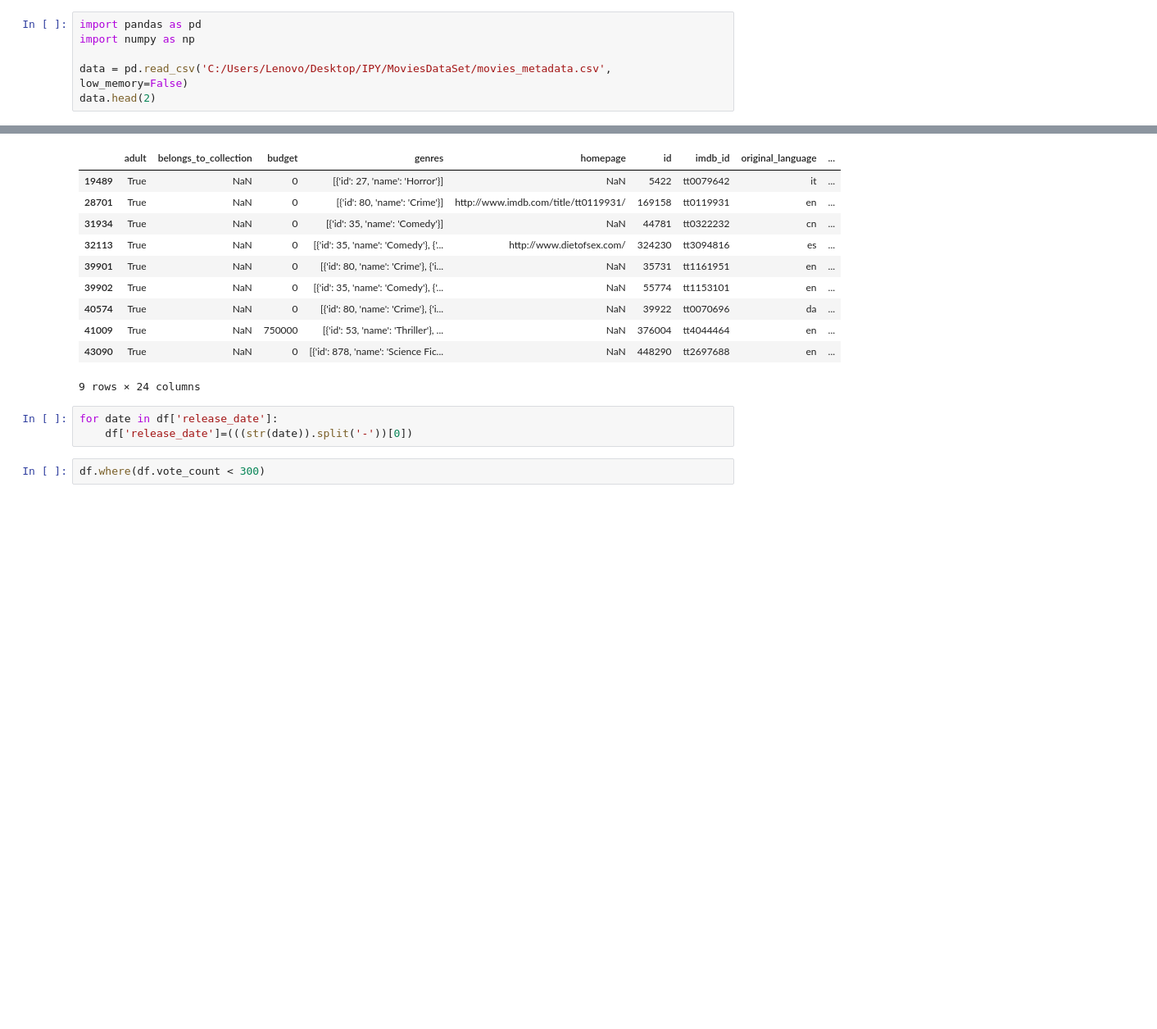
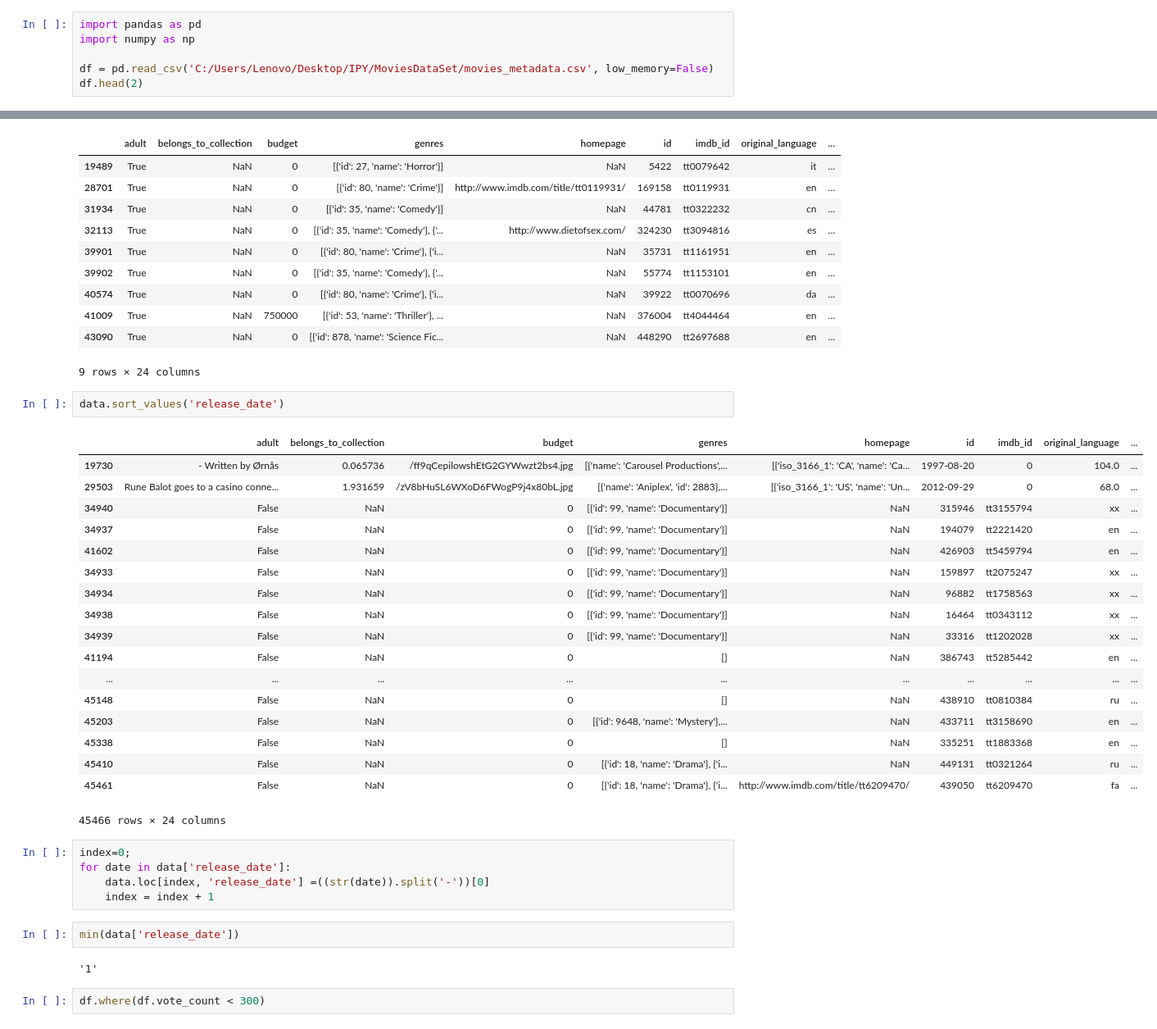
Before and after one commit to rahulvaish/RecommendationSystems-Python, a Jupyter notebook: Chapter3-Simple Recommender-Trending.ipynb, the cells around one changed output, grey strips where cells are left out. Shown: that part at 82% size. Drawn from its saved outputs; the diff is of its cells as text; blank space fills up the shorter version.

```diff
--- a/Chapter3-Simple Recommender-Trending.ipynb
+++ b/Chapter3-Simple Recommender-Trending.ipynb
@@ -2,8 +2,8 @@
 import pandas as pd
 import numpy as np
 
-data = pd.read_csv('C:/Users/Lenovo/Desktop/IPY/MoviesDataSet/movies_metadata.csv', low_memory=False)
-data.head(2)
+df = pd.read_csv('C:/Users/Lenovo/Desktop/IPY/MoviesDataSet/movies_metadata.csv', low_memory=False)
+df.head(2)
 # %% [output]
 |  | adult | belongs_to_collection | budget | genres | homepage | id | imdb_id | original_language | ... |
 | 0 | False | {'id': 10194, 'name': 'Toy Story ... | 30000000 | [{'id': 16, 'name': 'Animation'},... | http://toystory.disney.com/toy-story | 862 | tt0114709 | en | ... |
@@ -35,9 +66,36 @@ data[data['adult'] == 'True']
 | 41009 | True | NaN | 750000 | [{'id': 53, 'name': 'Thriller'}, ... | NaN | 376004 | tt4044464 | en | ... |
 | 43090 | True | NaN | 0 | [{'id': 878, 'name': 'Science Fic... | NaN | 448290 | tt2697688 | en | ... |
 9 rows × 24 columns
+# %%
+data.sort_values('release_date')
+# %% [output]
+|  | adult | belongs_to_collection | budget | genres | homepage | id | imdb_id | original_language | ... |
+| 19730 | - Written by Ørnås | 0.065736 | /ff9qCepilowshEtG2GYWwzt2bs4.jpg | [{'name': 'Carousel Productions',... | [{'iso_3166_1': 'CA', 'name': 'Ca... | 1997-08-20 | 0 | 104.0 | ... |
+| 29503 | Rune Balot goes to a casino conne... | 1.931659 | /zV8bHuSL6WXoD6FWogP9j4x80bL.jpg | [{'name': 'Aniplex', 'id': 2883},... | [{'iso_3166_1': 'US', 'name': 'Un... | 2012-09-29 | 0 | 68.0 | ... |
+| 34940 | False | NaN | 0 | [{'id': 99, 'name': 'Documentary'}] | NaN | 315946 | tt3155794 | xx | ... |
+| 34937 | False | NaN | 0 | [{'id': 99, 'name': 'Documentary'}] | NaN | 194079 | tt2221420 | en | ... |
+| 41602 | False | NaN | 0 | [{'id': 99, 'name': 'Documentary'}] | NaN | 426903 | tt5459794 | en | ... |
+| 34933 | False | NaN | 0 | [{'id': 99, 'name': 'Documentary'}] | NaN | 159897 | tt2075247 | xx | ... |
+| 34934 | False | NaN | 0 | [{'id': 99, 'name': 'Documentary'}] | NaN | 96882 | tt1758563 | xx | ... |
+| 34938 | False | NaN | 0 | [{'id': 99, 'name': 'Documentary'}] | NaN | 16464 | tt0343112 | xx | ... |
+| 34939 | False | NaN | 0 | [{'id': 99, 'name': 'Documentary'}] | NaN | 33316 | tt1202028 | xx | ... |
+| 41194 | False | NaN | 0 | [] | NaN | 386743 | tt5285442 | en | ... |
+| ... | ... | ... | ... | ... | ... | ... | ... | ... | ... |
+| 45148 | False | NaN | 0 | [] | NaN | 438910 | tt0810384 | ru | ... |
+| 45203 | False | NaN | 0 | [{'id': 9648, 'name': 'Mystery'},... | NaN | 433711 | tt3158690 | en | ... |
+| 45338 | False | NaN | 0 | [] | NaN | 335251 | tt1883368 | en | ... |
+| 45410 | False | NaN | 0 | [{'id': 18, 'name': 'Drama'}, {'i... | NaN | 449131 | tt0321264 | ru | ... |
+| 45461 | False | NaN | 0 | [{'id': 18, 'name': 'Drama'}, {'i... | http://www.imdb.com/title/tt6209470/ | 439050 | tt6209470 | fa | ... |
+45466 rows × 24 columns
 # %%
-for date in df['release_date']:
-    df['release_date']=(((str(date)).split('-'))[0])
+index=0;
+for date in data['release_date']:
+    data.loc[index, 'release_date'] =((str(date)).split('-'))[0]
+    index = index + 1
+# %%
+min(data['release_date'])
+# %% [output]
+'1'
 # %%
 df.where(df.vote_count < 300)
 # %% [output]
```
Also changed, not shown: parts of 3 cells of this notebook.
